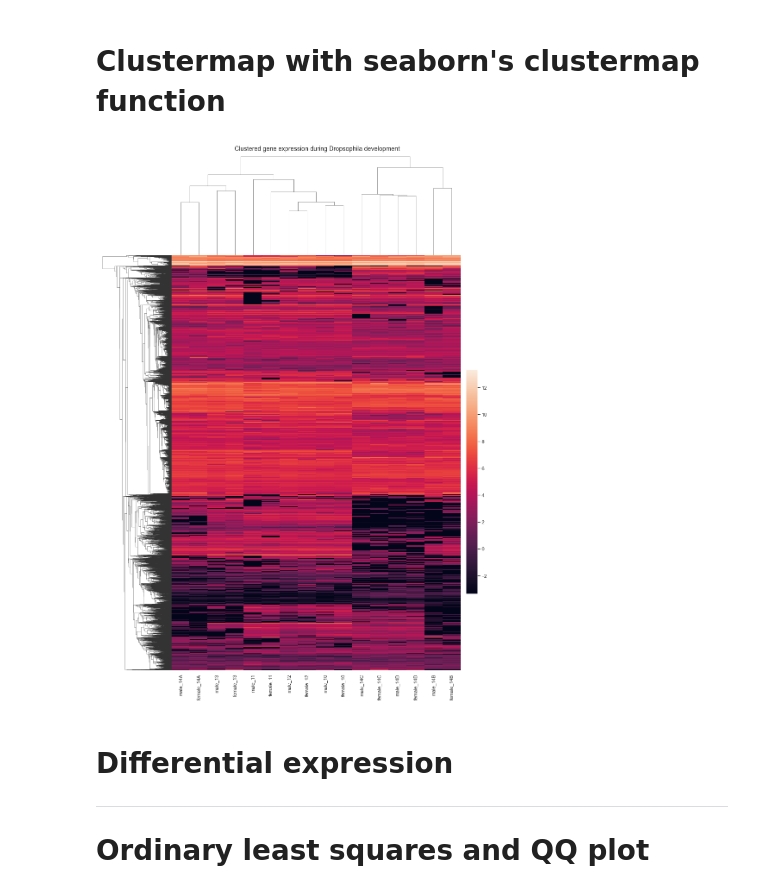
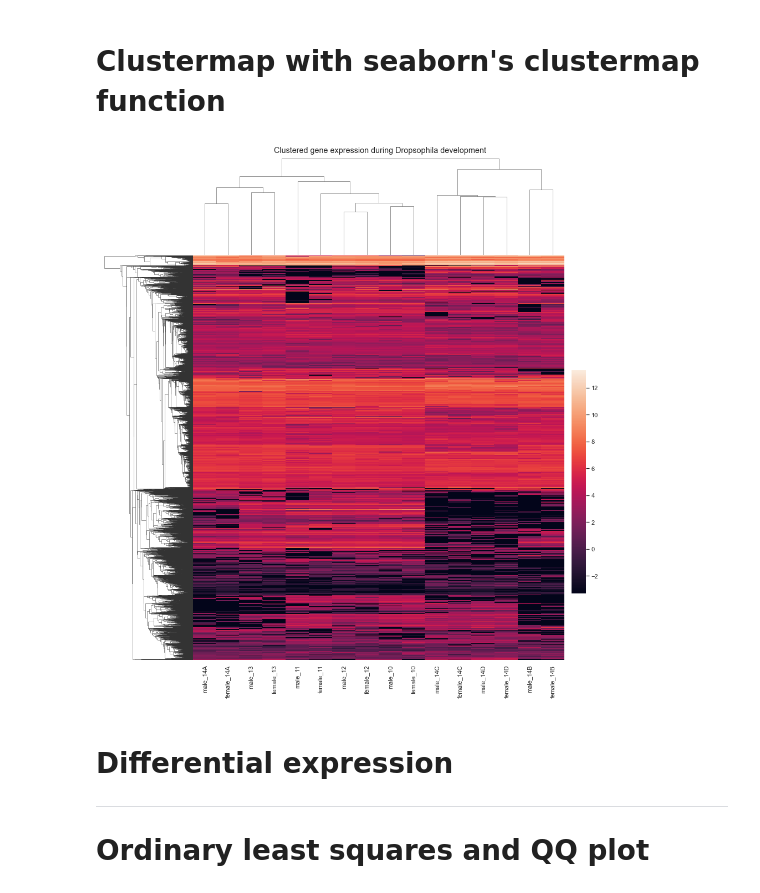
Before and after one commit to bdavi119/qbb2021-answers, a Jupyter notebook: 09-week-hw/assignment_09.ipynb, the cells around one changed output. Cells and saved outputs as stored; diff of their text form; code cells hidden in the pictures.

```diff
--- a/09-week-hw/assignment_09.ipynb
+++ b/09-week-hw/assignment_09.ipynb
@@ -93,13 +92,13 @@ plt.show()
 # %% [markdown]
 # Clustermap with seaborn's clustermap function
 # %%
-sns.clustermap(df_nums, figsize=(12,18), yticklabels=False,
+sns.clustermap(df_nums, figsize=(12,14), yticklabels=False,
                cbar_pos=(1, .2, .03, .4), tree_kws={'linewidths': 0.5})
 plt.suptitle('Clustered gene expression during Dropsophila development', x=0.6, y=1)
 plt.savefig('clustermap_from_seaborn.jpg', bbox_inches='tight')
 plt.show()
 # %% [output]
-[figure, old version]
+[figure, new version]
 # %% [markdown]
 # Differential expression
 ______________________________________
```
Also changed, not shown: parts of 7 cells of this notebook, 4 other files.
